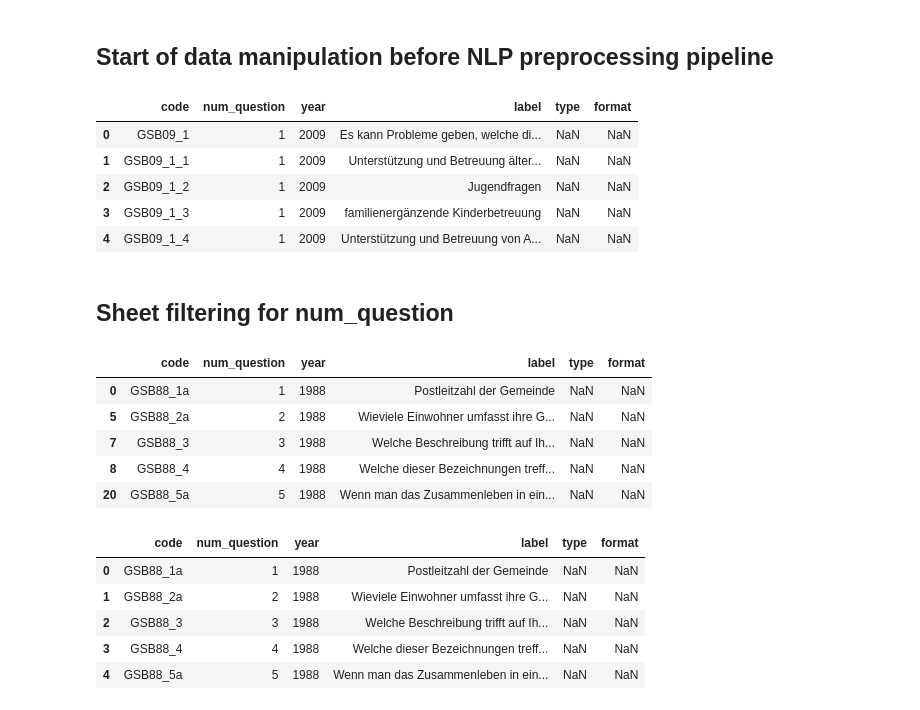
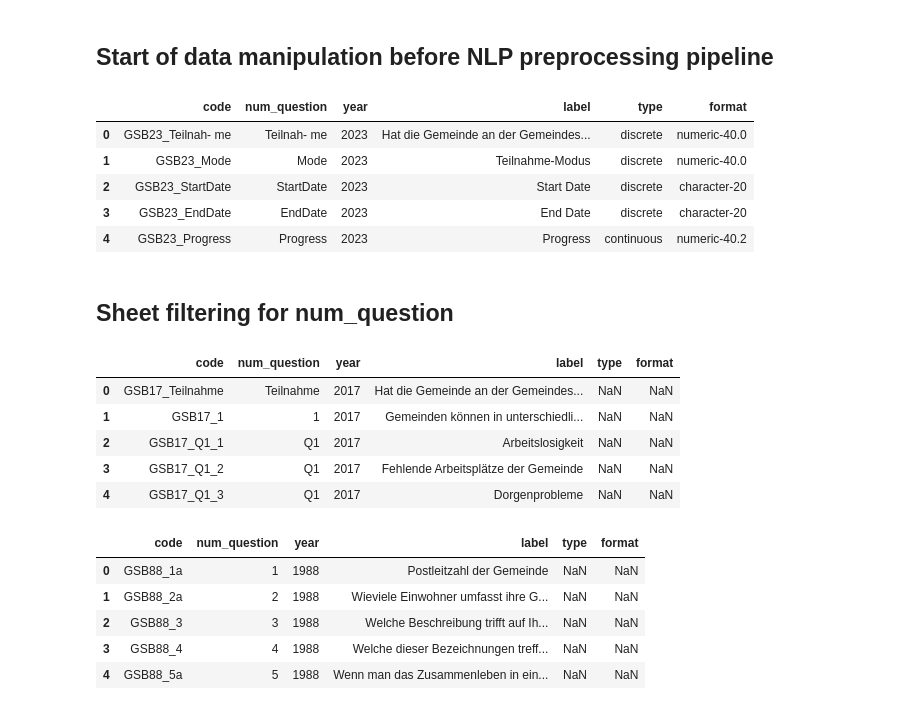
Before and after one commit to hhueber/IDHEAP-Datahub, a Jupyter notebook: nlp_notebook.ipynb, the cells around one changed output. Saved outputs shown, nothing was run; the diff lists cells and outputs as text; code cells hidden in the pictures.

```diff
--- a/nlp_notebook.ipynb
+++ b/nlp_notebook.ipynb
@@ -47,38 +48,38 @@ gsb_df.head()
 # %%
 # create a dataframe for each year
 years = ['1988', '1994', '1998', '2005', '2009', '2017', '2023']
 dataframes = {}
 
 # choose the columns to keep
 columns_to_keep = ['code', 'num_question', 'year', 'label', 'type', 'format']
 
 
 for year in years:
     if year in sheets_codebook:  # ensure the sheet exists
         # each sheet is a DataFrame
         df = sheets_codebook[year]
         # keep only the columns we need (defined in columns_to_keep)
         dataframes[f'main_questions_{year}'] = df[columns_to_keep]
     else:
         print(f"Sheet for year {year} not found.")
 
 # define the dataframes
 main_questions_1988 = dataframes.get('main_questions_1988', pd.DataFrame())
 main_questions_1994 = dataframes.get('main_questions_1994', pd.DataFrame())
 main_questions_1998 = dataframes.get('main_questions_1998', pd.DataFrame())
 main_questions_2005 = dataframes.get('main_questions_2005', pd.DataFrame())
 main_questions_2009 = dataframes.get('main_questions_2009', pd.DataFrame())
 main_questions_2017 = dataframes.get('main_questions_2017', pd.DataFrame())
 main_questions_2023 = dataframes.get('main_questions_2023', pd.DataFrame())
 
-main_questions_2009.head()
+main_questions_2023.head()
 # %% [output]
 |  | code | num_question | year | label | type | format |
-| 0 | GSB09_1 | 1 | 2009 | Es kann Probleme geben, welche di... | NaN | NaN |
-| 1 | GSB09_1_1 | 1 | 2009 | Unterstützung und Betreuung älter... | NaN | NaN |
-| 2 | GSB09_1_2 | 1 | 2009 | Jugendfragen | NaN | NaN |
-| 3 | GSB09_1_3 | 1 | 2009 | familienergänzende Kinderbetreuung | NaN | NaN |
-| 4 | GSB09_1_4 | 1 | 2009 | Unterstützung und Betreuung von A... | NaN | NaN |
+| 0 | GSB23_Teilnah- me | Teilnah- me | 2023 | Hat die Gemeinde an der Gemeindes... | discrete | numeric-40.0 |
+| 1 | GSB23_Mode | Mode | 2023 | Teilnahme-Modus | discrete | numeric-40.0 |
+| 2 | GSB23_StartDate | StartDate | 2023 | Start Date | discrete | character-20 |
+| 3 | GSB23_EndDate | EndDate | 2023 | End Date | discrete | character-20 |
+| 4 | GSB23_Progress | Progress | 2023 | Progress | continuous | numeric-40.2 |
 # %% [markdown]
 ## Sheet filtering for num_question
 # %%
@@ -121,14 +122,14 @@ main_questions_2017 = filter_num_question_new(main_questions_2017)
 main_questions_2017 = main_questions_2017[main_questions_2017['num_question'] != 'Q1']
 main_questions_2023 = filter_num_question_new(main_questions_2023)
 # %%
-main_questions_1988.head()
+main_questions_2017.head()
 # %% [output]
 |  | code | num_question | year | label | type | format |
-| 0 | GSB88_1a | 1 | 1988 | Postleitzahl der Gemeinde | NaN | NaN |
-| 5 | GSB88_2a | 2 | 1988 | Wieviele Einwohner umfasst ihre G... | NaN | NaN |
-| 7 | GSB88_3 | 3 | 1988 | Welche Beschreibung trifft auf Ih... | NaN | NaN |
-| 8 | GSB88_4 | 4 | 1988 | Welche dieser Bezeichnungen treff... | NaN | NaN |
-| 20 | GSB88_5a | 5 | 1988 | Wenn man das Zusammenleben in ein... | NaN | NaN |
+| 0 | GSB17_Teilnahme | Teilnahme | 2017 | Hat die Gemeinde an der Gemeindes... | NaN | NaN |
+| 1 | GSB17_1 | 1 | 2017 | Gemeinden können in unterschiedli... | NaN | NaN |
+| 2 | GSB17_Q1_1 | Q1 | 2017 | Arbeitslosigkeit | NaN | NaN |
+| 3 | GSB17_Q1_2 | Q1 | 2017 | Fehlende Arbeitsplätze der Gemeinde | NaN | NaN |
+| 4 | GSB17_Q1_3 | Q1 | 2017 | Dorgenprobleme | NaN | NaN |
 # %%
 dataframes_to_merge = [
     main_questions_1988,
```
Also changed, not shown: parts of 26 cells of this notebook.
